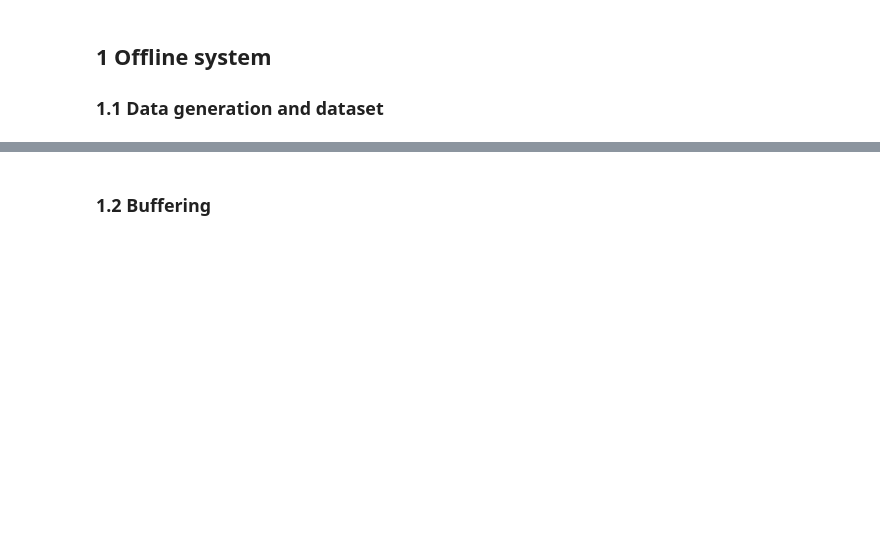
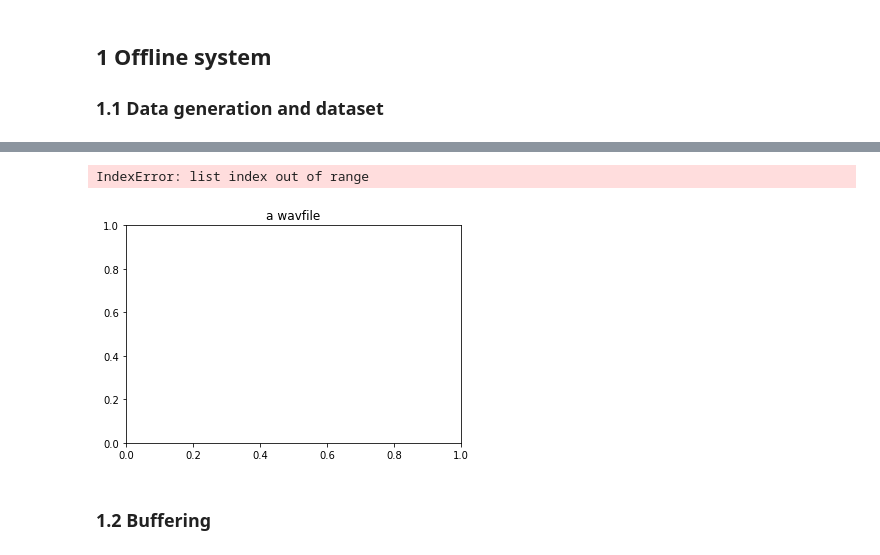
Before and after one commit to Grolash/signal_processing_project, a Jupyter notebook: SP - Project2022.ipynb, the cells around one changed output, grey strips where cells are left out. Saved outputs shown, nothing was run; the diff lists cells and outputs as text; code cells hidden in the pictures; blank space fills up the shorter version.

```diff
--- a/SP - Project2022.ipynb
+++ b/SP - Project2022.ipynb
@@ -31,19 +34,29 @@ plt.show()
 # %%
 from glob import glob
 import scipy.io.wavfile as wf
 import matplotlib.pyplot as plt
 
+
 def read_wavefile(path):
-
-    # your code here #
     out = wf.read(path)
     return out
 
+
 # call and test your function here #
-LocateClaps = "./LocateClaps"
+LocateClaps = "./resources/LocateClaps"
 files = glob(f"{LocateClaps}/*.wav")
 for file in files:
     print(read_wavefile(file))
+
+plt.title("a wavfile")
 plt.plot(read_wavefile(files[0])[1])
+plt.xlabel("Time (s)")
+plt.ylabel("Amplitude")
+# plt.margins(x=0, y=0)
+plt.grid()
+plt.show()
+# %% [output]
+IndexError: list index out of range
+[figure, added]
 # %% [markdown]
 ### 1.2 Buffering
```
Also changed, not shown: parts of 7 cells of this notebook, 41 other files.
